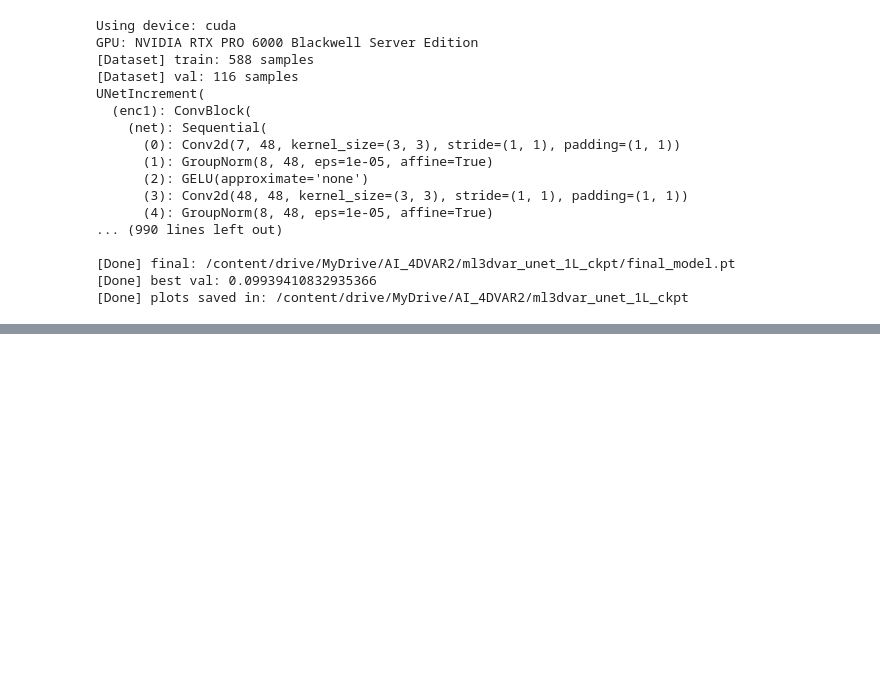
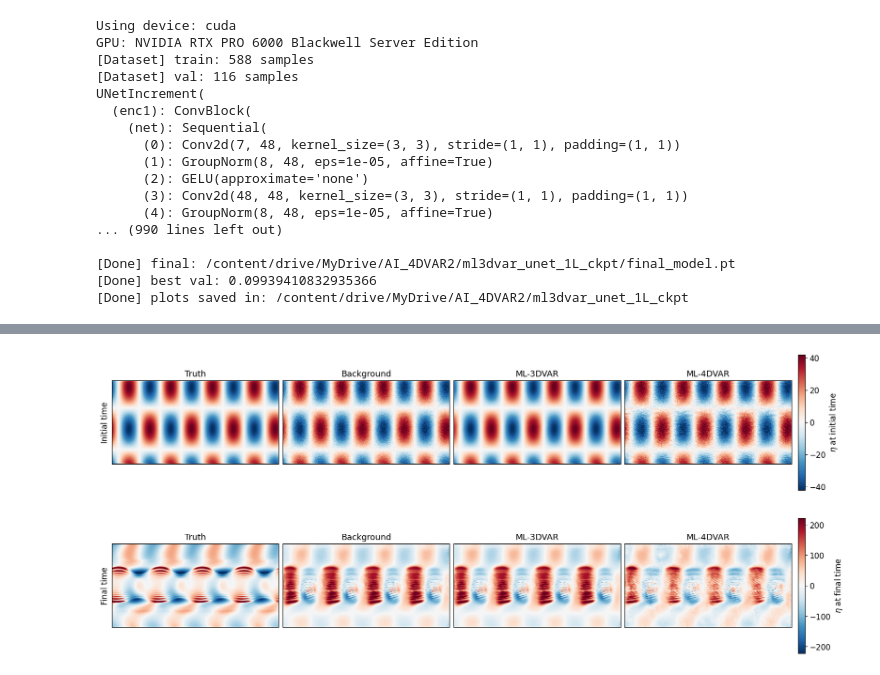
Before and after one commit to Misha-private/Demo-repo, a Jupyter notebook: ML_3DVAR.ipynb, the cells around one changed output, grey strips where cells are left out. Saved outputs shown, nothing was run; the diff lists cells and outputs as text; code cells hidden in the pictures; blank space fills up the shorter version.

```diff
--- a/ML_3DVAR.ipynb
+++ b/ML_3DVAR.ipynb
@@ -1303,0 +1993,86 @@ Plots: /content/drive/MyDrive/AI_4DVAR2/eval_ml3dvar_vs_ml4dvar
+# %%
+# ============================================================
+# plot_fig2_wave_snapshots.py
+# ------------------------------------------------------------
+# Build Figure 2:
+# Initial vs final eta fields for wave_00
+# Truth / Background / ML-3DVAR / ML-4DVAR
+# ============================================================
+
+import os
+import numpy as np
+import matplotlib.pyplot as plt
+
+ROOT_OUT = "/content/drive/MyDrive/AI_4DVAR2"
+
+SNAP_DIR = f"{ROOT_OUT}/eval_ml3dvar_vs_ml4dvar/fig2_wave_snapshots"
+OUT_DIR  = f"{ROOT_OUT}/eval_ml3dvar_vs_ml4dvar"
+
+t0_path = os.path.join(SNAP_DIR, "t0.npz")
+tf_path = os.path.join(SNAP_DIR, "tfinal.npz")
+
+data0 = np.load(t0_path)
+dataf = np.load(tf_path)
+
+methods = ["truth", "background", "ml3dvar", "ml4dvar"]
+titles = ["Truth", "Background", "ML-3DVAR", "ML-4DVAR"]
+
+# channel 0 = eta
+eta0 = [data0[m][0] for m in methods]
+etaf = [dataf[m][0] for m in methods]
+
+# Use one shared color scale across all 8 panels
+all_eta = np.concatenate([a.ravel() for a in eta0 + etaf])
+vmin = np.percentile(all_eta, 1)
+vmax = np.percentile(all_eta, 99)
+
+plt.rcParams.update({
+    "font.size": 12,
+    "axes.titlesize": 13,
+    "axes.labelsize": 12,
+})
+
+cmap = "RdBu_r"
+
+vmax0 = np.percentile(np.abs(np.concatenate([a.ravel() for a in eta0])), 99)
+vmaxf = np.percentile(np.abs(np.concatenate([a.ravel() for a in etaf])), 99)
+
+fig, axes = plt.subplots(2, 4, figsize=(16, 7), constrained_layout=True)
+
+for j in range(4):
+    im0 = axes[0, j].imshow(
+        eta0[j],
+        origin="lower",
+        cmap=cmap,
+        vmin=-vmax0,
+        vmax=vmax0,
+    )
+    axes[0, j].set_title(titles[j])
+    axes[0, j].set_xticks([])
+    axes[0, j].set_yticks([])
+
+for j in range(4):
+    imf = axes[1, j].imshow(
+        etaf[j],
+        origin="lower",
+        cmap=cmap,
+        vmin=-vmaxf,
+        vmax=vmaxf,
+    )
+    axes[1, j].set_title(titles[j])
+    axes[1, j].set_xticks([])
+    axes[1, j].set_yticks([])
+
+axes[0, 0].set_ylabel("Initial time")
+axes[1, 0].set_ylabel("Final time")
+
+cbar0 = fig.colorbar(im0, ax=axes[0, :].tolist(), shrink=0.85, pad=0.01)
+cbar0.set_label(r"$\eta$ at initial time")
+
+cbarf = fig.colorbar(imf, ax=axes[1, :].tolist(), shrink=0.85, pad=0.01)
+cbarf.set_label(r"$\eta$ at final time")
+
+print("Saved:")
+print(out_png)
+print(out_pdf)
+# %% [output]
@@ -1303,0 +2082 @@ Plots: /content/drive/MyDrive/AI_4DVAR2/eval_ml3dvar_vs_ml4dvar
+[figure, added]
```
Also changed, not shown: parts of 7 cells of this notebook.
